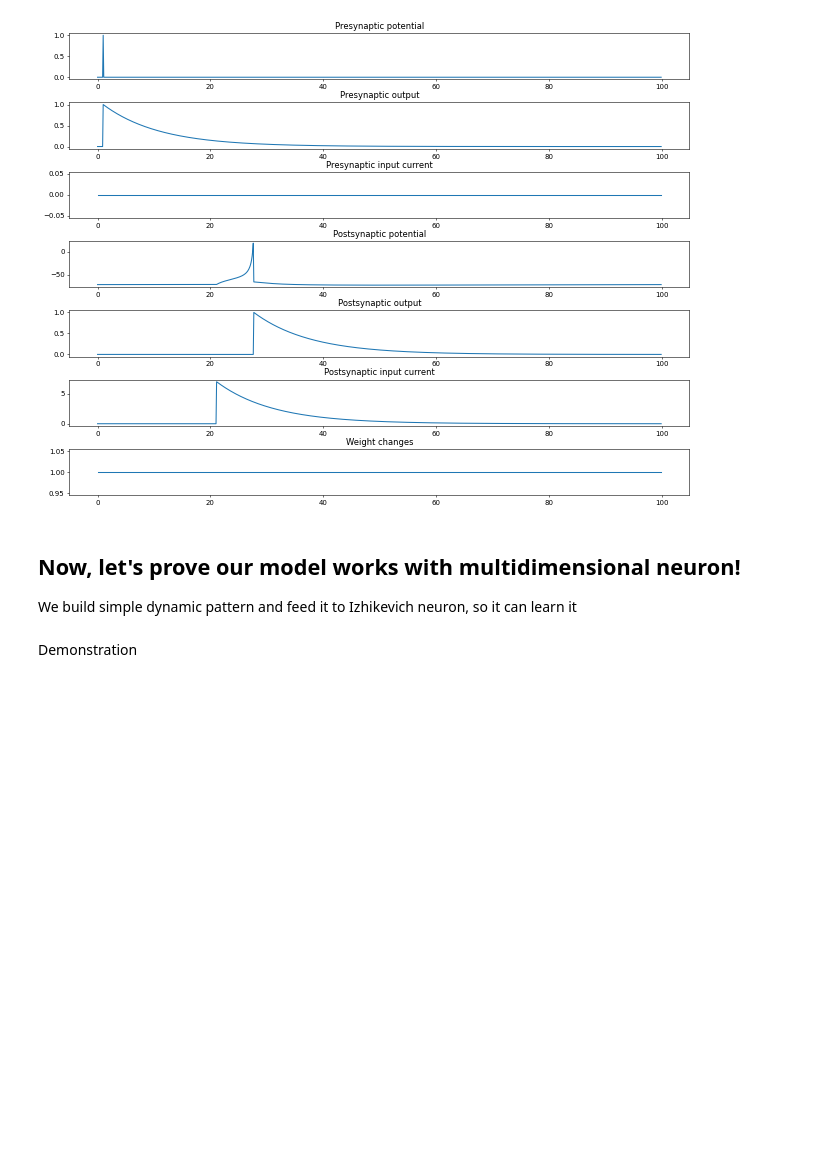
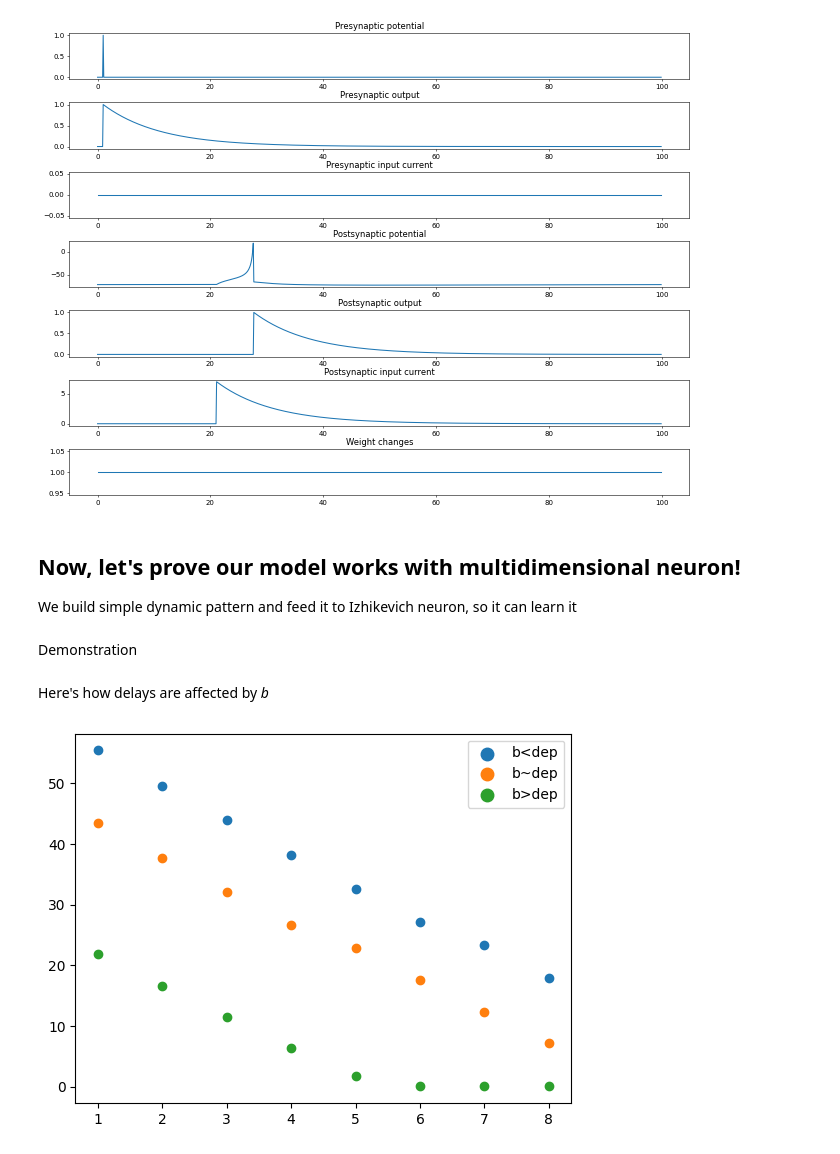
Before and after one commit to iamkg0/rustyspikes, a Jupyter notebook: Prototype/LATER_refactored.ipynb, the cells around one changed output. Saved outputs shown, nothing was run; the diff lists cells and outputs as text; code cells hidden in the pictures; blank space fills up the shorter version.

````diff
--- a/Prototype/LATER_refactored.ipynb
+++ b/Prototype/LATER_refactored.ipynb
@@ -5,6 +5,7 @@ It includes visuals and a simple playground as well <br/>
 In order to obtain the exact implementation of this rule, see ```Delayed_synapse``` class at ``Prototype/synaptics.py`` - https://github.com/iamkg0/rustyspikes/blob/main/Prototype/synaptics.py <br/>
 # %%
 from rustyspikes import *
+res = .1
 # %% [markdown]
 ### The essence of the rule
 Here we synchronize presynaptic spike with postsynaptic. Single synapse synchronization, just to be sure that the model works in general. <br/>
@@ -411,3 +412,48 @@ for i in range(2000):
     demo1.tick()
     gath1.gather_stats()
 draw_stats_gatherer(*gath1.get_stats(), time_range=np.arange(200*10)*.1)
+# %% [markdown]
+Here's how delays are affected by <i>b</i>
+# %%
+def protocol_b(model, interval=10, train_time=100, lr=1, rt=150, noise=0):
+    for i in range(len(model.syn_by_edge)):
+        model[i+1].awaiting_time = i * interval
+        model[i+1].refresh_time = rt
+    model[0].noise = noise
+    model.set_lr_to_all(lr)
+    t = np.arange(int(train_time/res)) * res
+    # deltas = [[] for i in range(len(model.syn_by_edge))]
+    for i in t:
+        model.tick()
+        # for i in range(len(model.syn_by_edge.values())):
+        #     deltas[i].append(model.syn_by_edge[i+1, 0].delay)
+    delays = []
+    for i in model.syn_by_edge.values():
+        delays.append(i.delay)
+    # plt.plot(np.array(deltas).T)
+    # plt.show()
+    return np.array(delays)
+# %%
+res=.1
+num_inputs = 8
+interval = 6
+scale = 2.5
+noise = .5
+train_time = 1000000
+rt = 150
+lr = 1
+max_del = 100
+b_less_dep = exp21(sc=scale, num_inputs=num_inputs, tau=10, synaptic_limit=1, delay=10, max_delay=max_del, d_lr=lr, b=4.5)
+b_close_dep = exp21(sc=scale, num_inputs=num_inputs, tau=10, synaptic_limit=1, delay=10, max_delay=max_del, d_lr=lr, b=6.)
+b_greater_dep = exp21(sc=scale, num_inputs=num_inputs, tau=10, synaptic_limit=1, delay=10, max_delay=max_del, d_lr=lr, b=7.5)
+delays_less = protocol_b(b_less_dep, interval=interval, train_time=train_time, lr=lr, rt=rt, noise=noise)
+delays_close = protocol_b(b_close_dep, interval=interval, train_time=train_time, lr=lr, rt=rt, noise=noise)
+delays_greater = protocol_b(b_greater_dep, interval=interval, train_time=train_time, lr=lr, rt=rt, noise=noise)
+plt.figure()
+plt.scatter(list(range(1,num_inputs+1)),delays_less*res, label='b<dep')
+plt.scatter(list(range(1,num_inputs+1)),delays_close*res, label='b~dep')
+plt.scatter(list(range(1,num_inputs+1)),delays_greater*res, label='b>dep')
+plt.legend(markerscale=1.5)
+plt.show()
+# %% [output]
+[figure, added]
````
Also changed, not shown: parts of 1 cell of this notebook.
